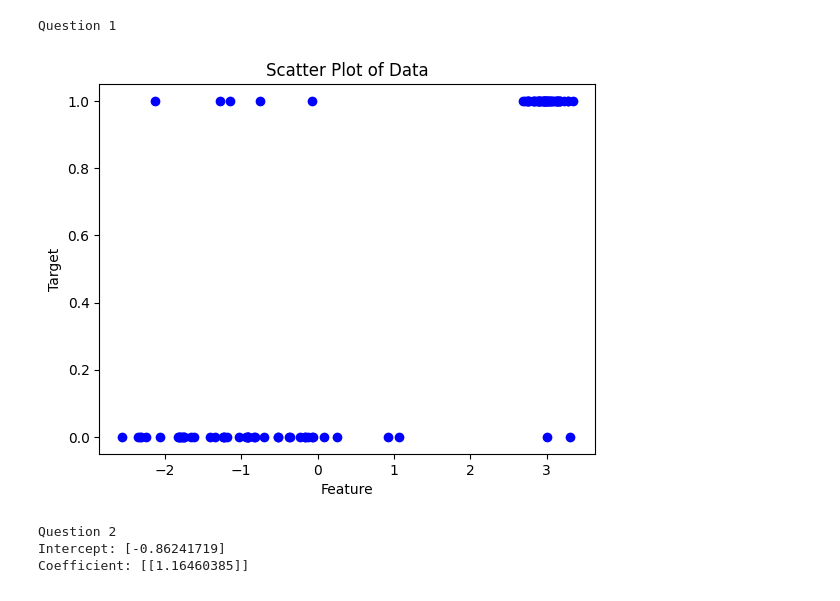
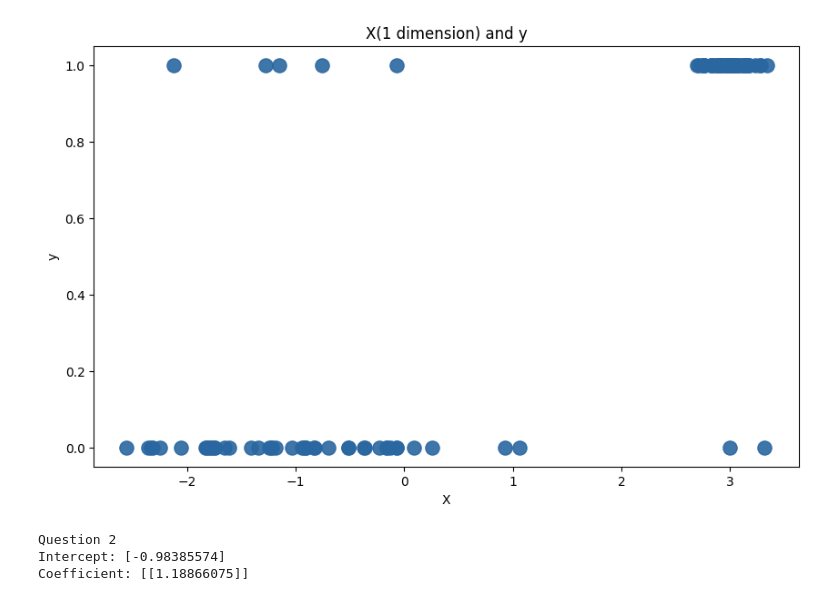
Before and after one commit to sailordi/piscine-ai, a Jupyter notebook: 8_Classification/Notebook_ex03.ipynb, the cells around one changed output. Saved outputs shown, nothing was run; the diff lists cells and outputs as text; code cells hidden in the pictures.

```diff
--- a/8_Classification/Notebook_ex03.ipynb
+++ b/8_Classification/Notebook_ex03.ipynb
@@ -22,20 +23,19 @@ X,y = make_classification(
     shuffle=True,
     random_state=88
 )
-# %%
-print("Question 1")
-plt.scatter(X, y, marker='o', color='blue')
-plt.xlabel("Feature")
-plt.ylabel("Target")
-plt.title("Scatter Plot of Data")
-plt.show()
-# %% [output]
-Question 1
-[figure, removed]
+# %%
+fig, ax = plt.subplots(figsize=(10, 6))
+ax.scatter(X, y, c='#2A67A0', alpha=0.9, s=120)
+ax.set_title('X(1 dimension) and y')
+ax.set_xlabel('X')
+ax.set_ylabel('y')
+plt.show()
+# %% [output]
+[figure, added]
 # %%
 X_train, X_test, y_train, y_test = train_test_split(X, y, test_size=0.2, random_state=42)
 
-model = LogisticRegression(solver='liblinear')
+model = LogisticRegression()
 model.fit(X, y)
 
 coefficient = model.coef_
@@ -46,5 +46,5 @@ print("Intercept:", intercept)
 print("Coefficient:", coefficient)
 # %% [output]
 Question 2
-Intercept: [-0.86241719]
-Coefficient: [[1.16460385]]
+Intercept: [-0.98385574]
+Coefficient: [[1.18866075]]
```
Also changed, not shown: parts of 11 cells of this notebook.
